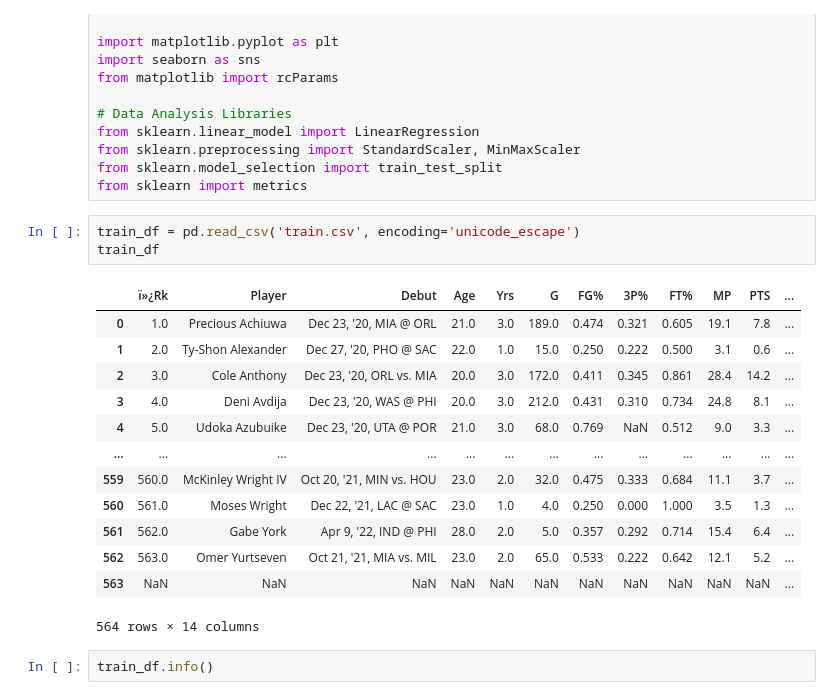
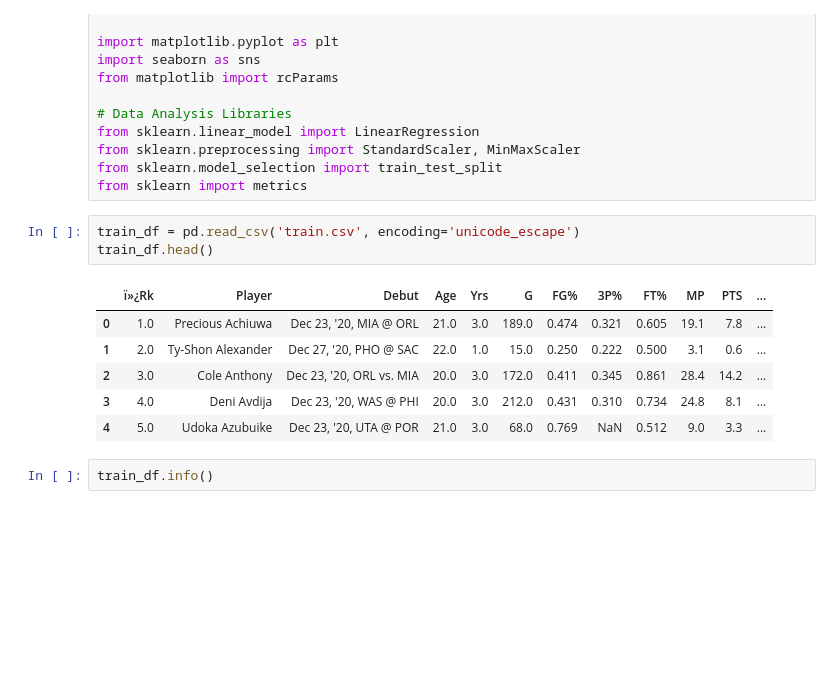
Before and after one commit to kelanwu17/predicting-roty, a Jupyter notebook: roty.ipynb, the cells around one changed output. Drawn from its saved outputs; the diff is of its cells as text; blank space fills up the shorter version.

```diff
--- a/roty.ipynb
+++ b/roty.ipynb
@@ -14,21 +14,14 @@ from sklearn.model_selection import train_test_split
 from sklearn import metrics
 # %%
 train_df = pd.read_csv('train.csv', encoding='unicode_escape')
-train_df
+train_df.head()
 # %% [output]
 |  | ï»¿Rk | Player | Debut | Age | Yrs | G | FG% | 3P% | FT% | MP | PTS | ... |
 | 0 | 1.0 | Precious Achiuwa | Dec 23, '20, MIA @ ORL | 21.0 | 3.0 | 189.0 | 0.474 | 0.321 | 0.605 | 19.1 | 7.8 | ... |
 | 1 | 2.0 | Ty-Shon Alexander | Dec 27, '20, PHO @ SAC | 22.0 | 1.0 | 15.0 | 0.250 | 0.222 | 0.500 | 3.1 | 0.6 | ... |
 | 2 | 3.0 | Cole Anthony | Dec 23, '20, ORL vs. MIA | 20.0 | 3.0 | 172.0 | 0.411 | 0.345 | 0.861 | 28.4 | 14.2 | ... |
 | 3 | 4.0 | Deni Avdija | Dec 23, '20, WAS @ PHI | 20.0 | 3.0 | 212.0 | 0.431 | 0.310 | 0.734 | 24.8 | 8.1 | ... |
 | 4 | 5.0 | Udoka Azubuike | Dec 23, '20, UTA @ POR | 21.0 | 3.0 | 68.0 | 0.769 | NaN | 0.512 | 9.0 | 3.3 | ... |
-| ... | ... | ... | ... | ... | ... | ... | ... | ... | ... | ... | ... | ... |
-| 559 | 560.0 | McKinley Wright IV | Oct 20, '21, MIN vs. HOU | 23.0 | 2.0 | 32.0 | 0.475 | 0.333 | 0.684 | 11.1 | 3.7 | ... |
-| 560 | 561.0 | Moses Wright | Dec 22, '21, LAC @ SAC | 23.0 | 1.0 | 4.0 | 0.250 | 0.000 | 1.000 | 3.5 | 1.3 | ... |
-| 561 | 562.0 | Gabe York | Apr 9, '22, IND @ PHI | 28.0 | 2.0 | 5.0 | 0.357 | 0.292 | 0.714 | 15.4 | 6.4 | ... |
-| 562 | 563.0 | Omer Yurtseven | Oct 21, '21, MIA vs. MIL | 23.0 | 2.0 | 65.0 | 0.533 | 0.222 | 0.642 | 12.1 | 5.2 | ... |
-| 563 | NaN | NaN | NaN | NaN | NaN | NaN | NaN | NaN | NaN | NaN | NaN | ... |
-564 rows × 14 columns
 # %%
 train_df.info()
 # %% [output]
```
Also changed, not shown: parts of 8 cells of this notebook, 2 other files.
